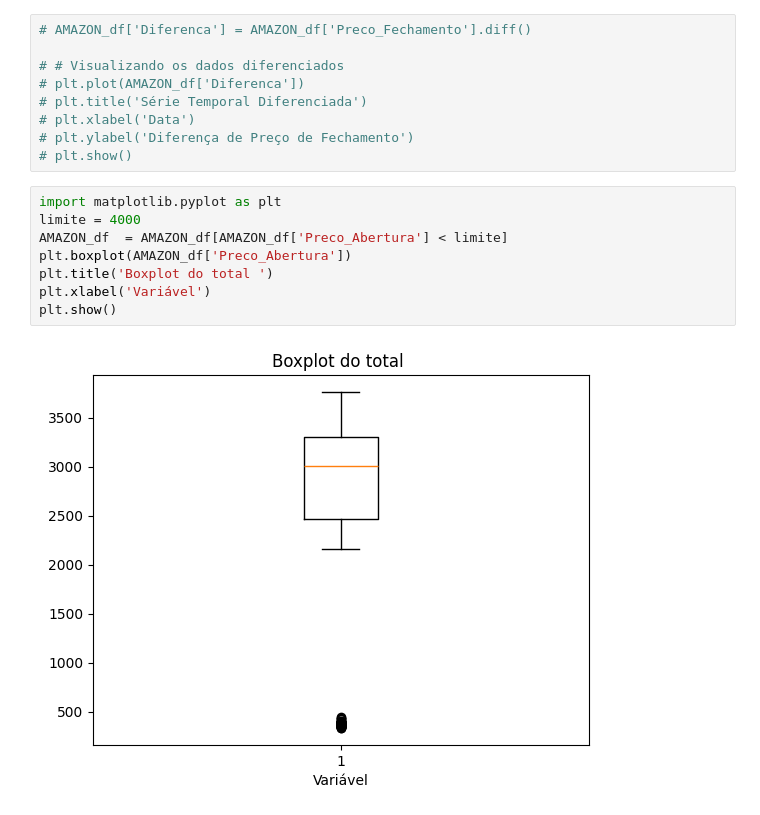
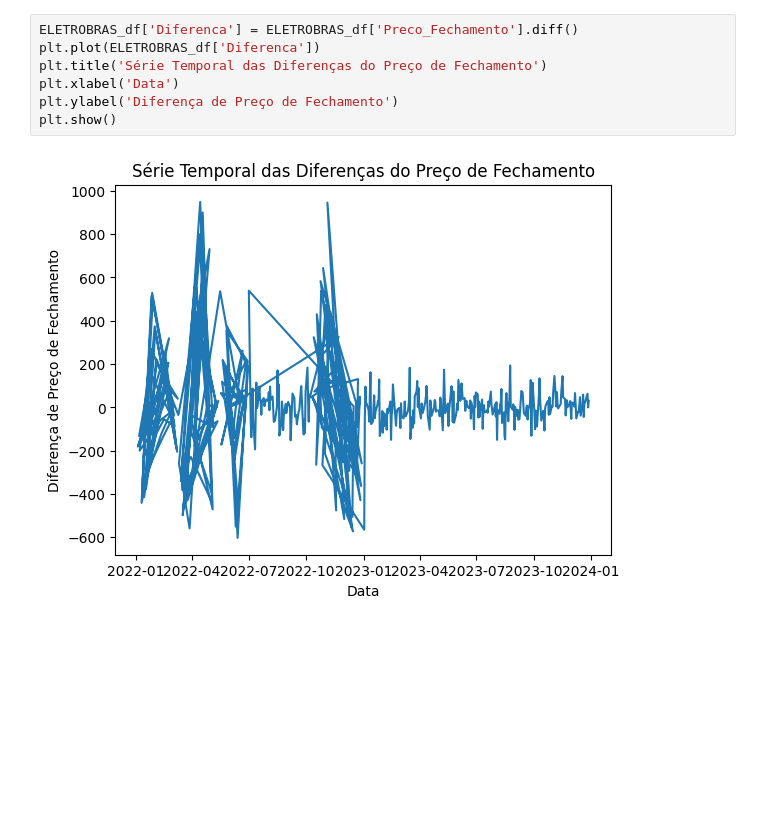
Before and after one commit to sergiolfaria/Atividades_Ciencia_De_Dados, a Jupyter notebook: Trabalho Arima/Arima.ipynb, the cells around one changed output. Saved outputs shown, nothing was run; the diff lists cells and outputs as text; blank space fills up the shorter version.

```diff
--- a/Trabalho Arima/Arima.ipynb
+++ b/Trabalho Arima/Arima.ipynb
@@ -201,19 +60,9 @@ See the caveats in the documentation: https://pandas.pydata.org/pandas-docs/stab
 # %%
-# AMAZON_df['Diferenca'] = AMAZON_df['Preco_Fechamento'].diff()
-
-# # Visualizando os dados diferenciados
-# plt.plot(AMAZON_df['Diferenca'])
-# plt.title('Série Temporal Diferenciada')
-# plt.xlabel('Data')
-# plt.ylabel('Diferença de Preço de Fechamento')
-# plt.show()
+ELETROBRAS_df['Diferenca'] = ELETROBRAS_df['Preco_Fechamento'].diff()
+plt.plot(ELETROBRAS_df['Diferenca'])
+plt.title('Série Temporal das Diferenças do Preço de Fechamento')
+plt.xlabel('Data')
+plt.ylabel('Diferença de Preço de Fechamento')
+plt.show()
+# %% [output]
+[figure, added]
-# %%
-import matplotlib.pyplot as plt
-limite = 4000
-AMAZON_df  = AMAZON_df[AMAZON_df['Preco_Abertura'] < limite]
-plt.boxplot(AMAZON_df['Preco_Abertura'])
-plt.title('Boxplot do total ')
-plt.xlabel('Variável')
-plt.show()
-# %% [output]
-[figure, removed]
```
Also changed, not shown: parts of 28 cells of this notebook.
